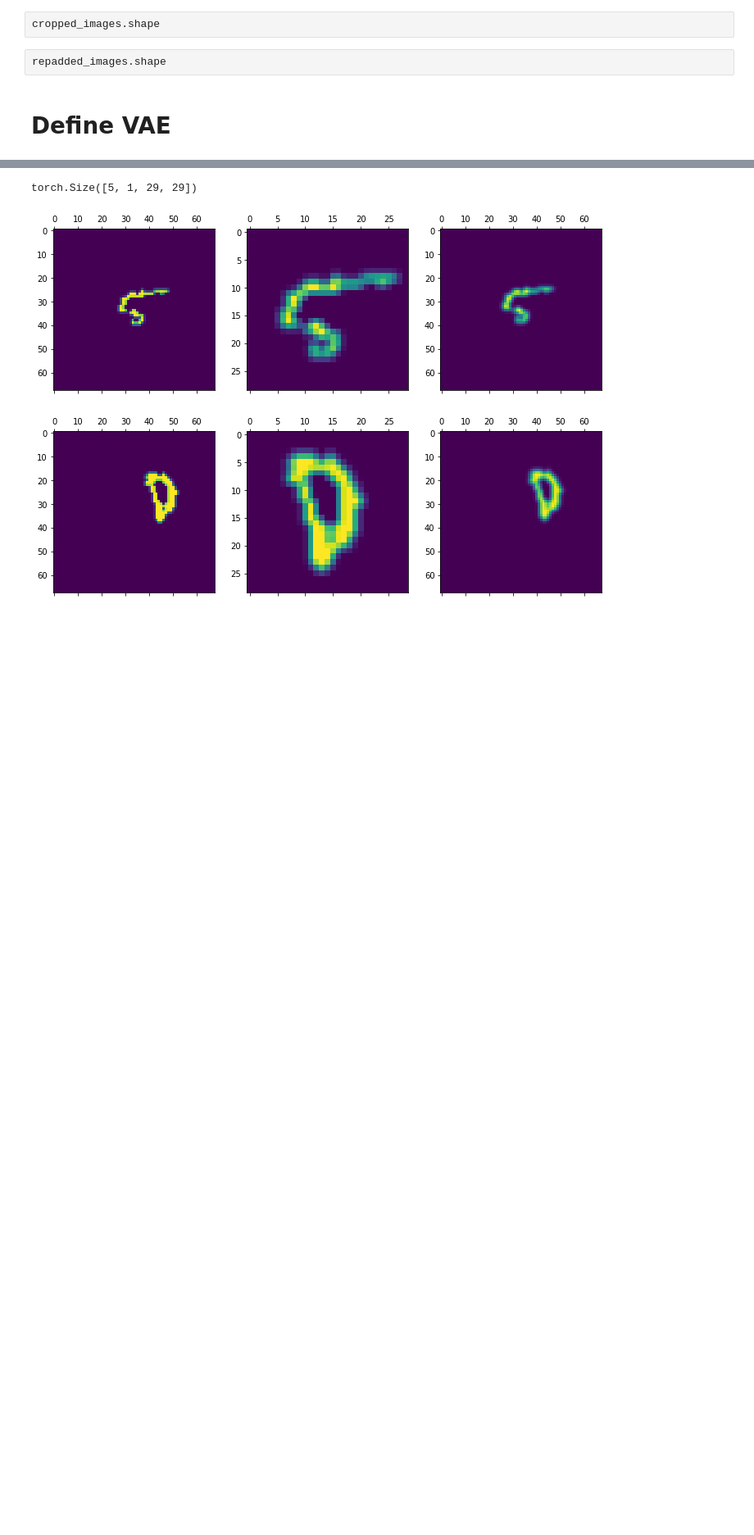
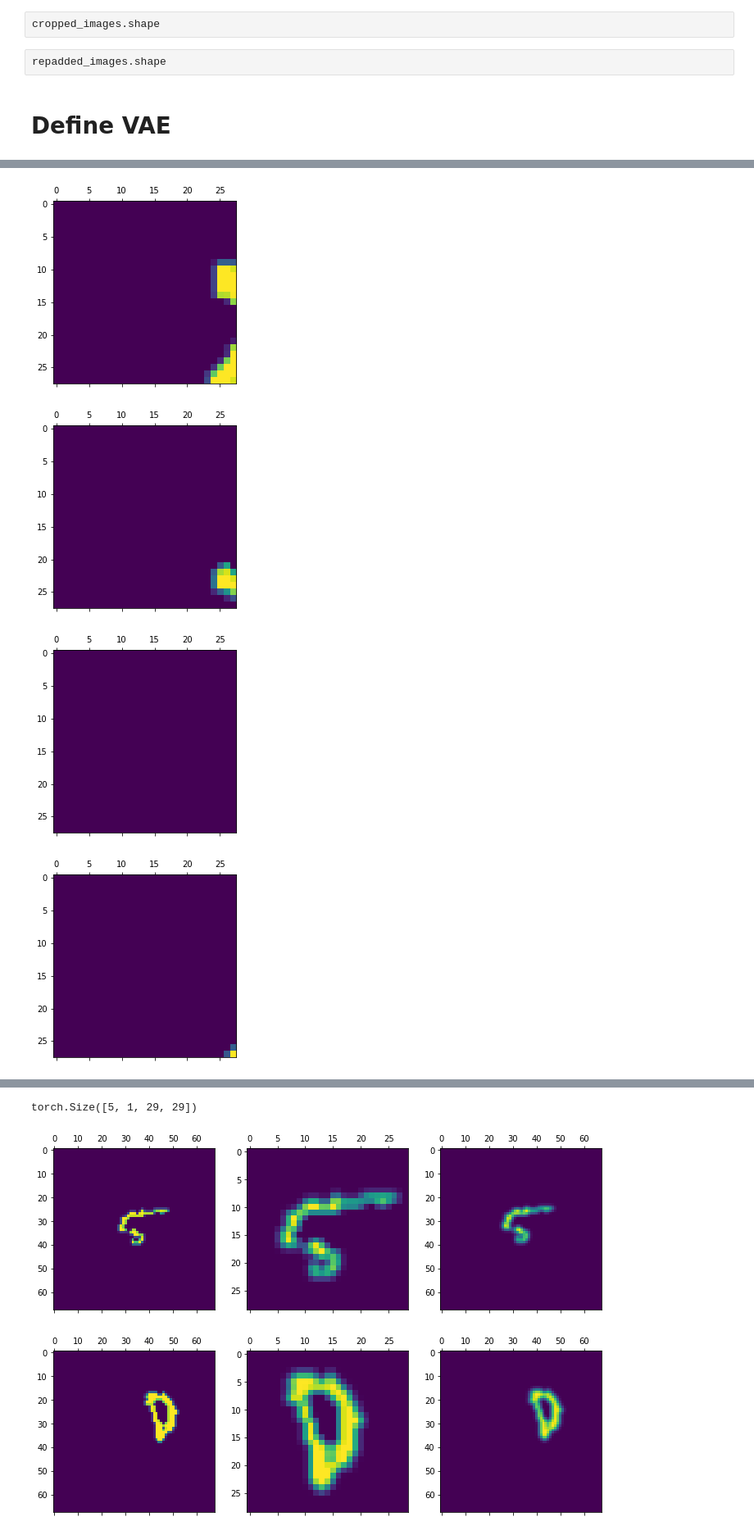
Before and after one commit to Runjing-Liu120/RaoBlackwellizedSGD, a Jupyter notebook: experiments/moving_mnist/MovingMnist_sandbox.ipynb, the cells around one changed output, grey strips where cells are left out. Shown at 82% size. Saved outputs shown, nothing was run; the diff lists cells and outputs as text; code cells hidden in the pictures; blank space fills up the shorter version.

```diff
--- a/experiments/moving_mnist/MovingMnist_sandbox.ipynb
+++ b/experiments/moving_mnist/MovingMnist_sandbox.ipynb
@@ -101,0 +168,12 @@ moving_mnist_vae = mnist_vae_lib.MovingHandwritingVAE()
+# %%
+one_hot_pixel = torch.zeros((5, 41**2))
+one_hot_pixel[:, 3] = 1
+out = moving_mnist_vae.crop_image(image, one_hot_pixel)
+
+for i in range(batchsize):
+    plt.matshow(out[i, :].view(28, 28))
+# %% [output]
+[figure, added]
+[figure, added]
+[figure, added]
+[figure, added]
```
Also changed, not shown: parts of 25 cells of this notebook, 2 other files.
